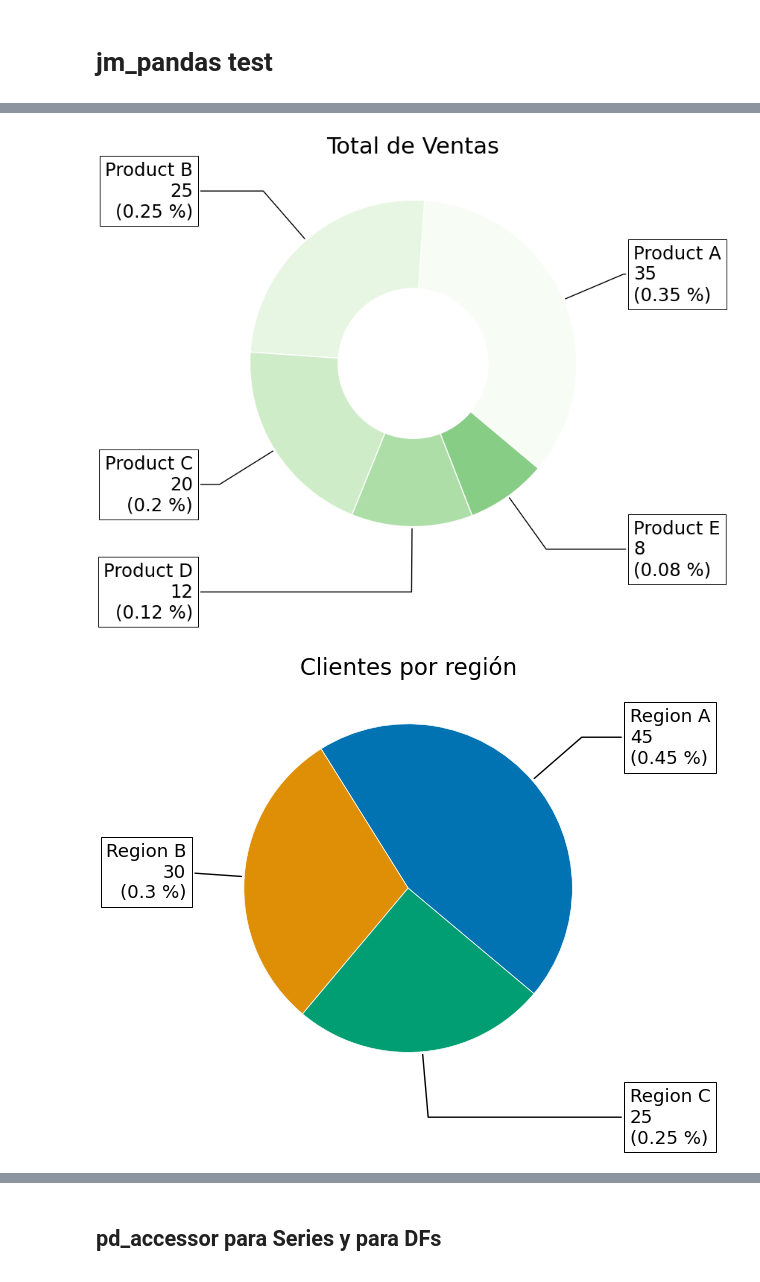
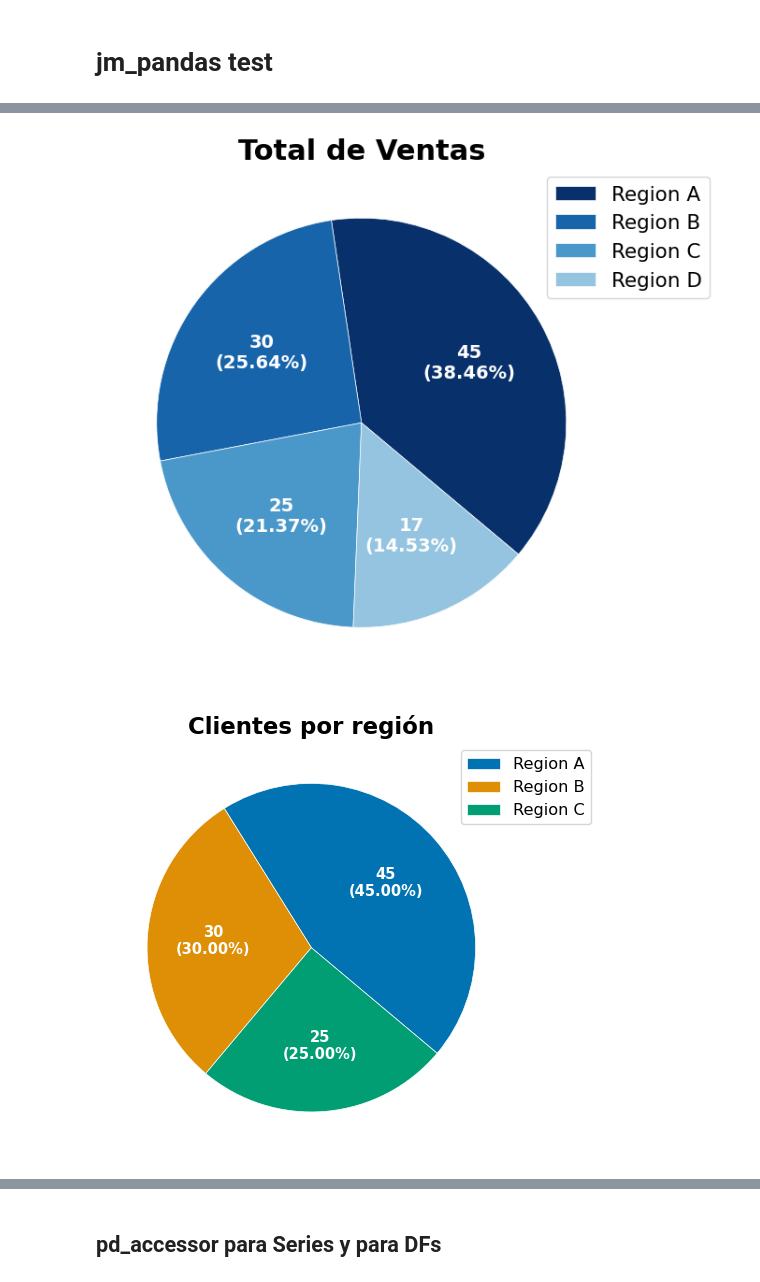
Before and after one commit to jmonti-gh/jm_datascience, a Jupyter notebook: test_jm/test_datascience.ipynb, the cells around one changed output, grey strips where cells are left out. Drawn from its saved outputs; the diff is of its cells as text; code cells hidden in the pictures.

```diff
--- a/test_jm/test_datascience.ipynb
+++ b/test_jm/test_datascience.ipynb
@@ -18,4 +18,21 @@ from jm_datascience import jm_pandas
 from jm_datascience import jm_pdaccessor
 # %%
-catdf_1 = pd.Series([35, 25, 20, 12, 8], index=['Product A', 'Product B', 'Product C', 'Product D', 'Product E'])
-catdf_2 = pd.Series({'Region A': 45,'Region B': 30,'Region C': 25})
+cat_1 = pd.Series([35, 25, 20, 12, 8], index=['Product A', 'Product B', 'Product C', 'Product D', 'Product E'])
+cat_2 = pd.Series({'Region A': 45,'Region B': 30,'Region C': 25})
+
+cat_3 = pd.DataFrame([25, 30, 20, 15, 10], index=['A', 'B', 'C', 'D', 'E'], columns=['values'])
+# cat_3 = pd.DataFrame([[25], [30], [20], [15], [10]], index=['A', 'B', 'C', 'D', 'E'], columns=['values'])     # [ERR] values are np.ndarrays, ex. [25] 1x1 array?
+cat_4 = pd.Series({'Region A': 45,'Region B': 30,'Region C': 25, 'Region D': 17})
+cat_5 = pd.Series([25, 30, 20, 15, 10], index=['A', 'B', 'C', 'D', 'E'], name='Frequency')
+# cat_6 = pd.DataFrame(pd.Series)
+# cat_7 = pd.Series.to_frame()
+
+# cat_3.dtypes
+# for i in range(len(cat_3)):
+#     print(f"{cat_3['values'].iloc[i]} | {type(cat_3['values'].iloc[i]) = }")
+
+# for value in cat_3.values:
+#       print(f"{value = } | {type(value) = }")
+
+# for value in cat_3['values'].values:
+#      print(f"{value = } | {type(value) = }")
@@ -22,15 +79,15 @@ catdf_2 = pd.Series({'Region A': 45,'Region B': 30,'Region C': 25})
 # %%
-# fig, ax = jm_pandas.plt_piechart(catdf_1, title='Total de Ventas', rotate=-40)
-# fig, ax = jm_pandas.plt_pie_2(catdf_1, title='Total de Ventas')
-fig, ax = jm_pandas.plt_pie(catdf_1, title='Total de Ventas', kind='donut', palette='Greens', scale=4)
+# # fig, ax = jm_pandas.plt_piechart(catdf_1, title='Total de Ventas', rotate=-40)
+# # fig, ax = jm_pandas.plt_pie_2(catdf_1, title='Total de Ventas')
+fig, ax = jm_pd.plt_pie(cat_4, title='Total de Ventas', kind='pie', label_place='int', scale=4, palette='Blues_r')
 # %% [output]
-[figure, old version]
+[figure, new version]
 # %%
-fig, ax = jm_pandas.plt_pie(catdf_2, title='Clientes por región', scale=3)
+fig, ax = jm_pd.plt_pie(cat_2, title='Clientes por región', scale=3, label_place='int')
 # fig, ax = jm_pandas.plt_pie_1(catdf_2, title='Clientes por región')
 # fig, ax = jm_pandas.plt_piechart2(catdf_2, title='Clientes por región')
 # %% [output]
-[figure, old version]
+[figure, new version]
 # %%
 ## import Libs for partial tests from here.
 import numpy as np
```
Also changed, not shown: parts of 16 cells of this notebook, 1 other file.
